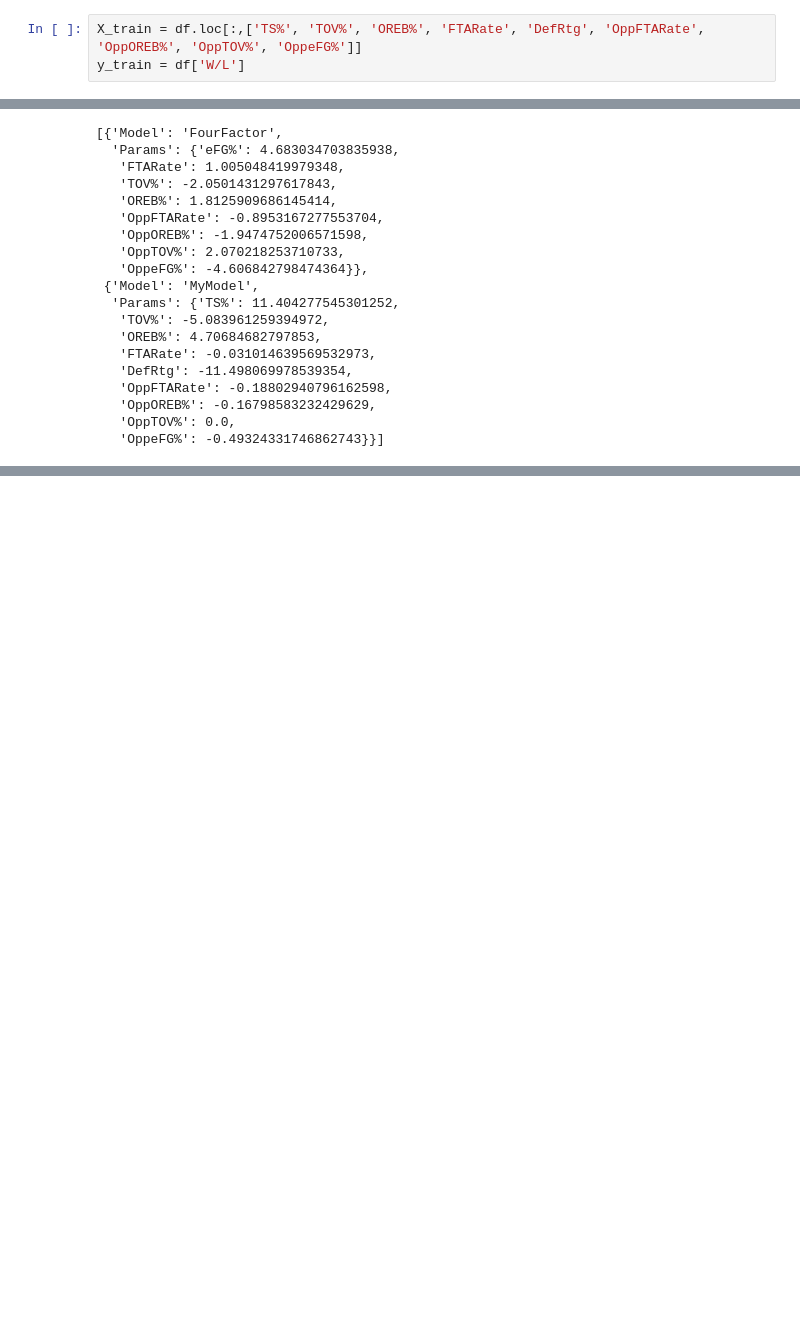
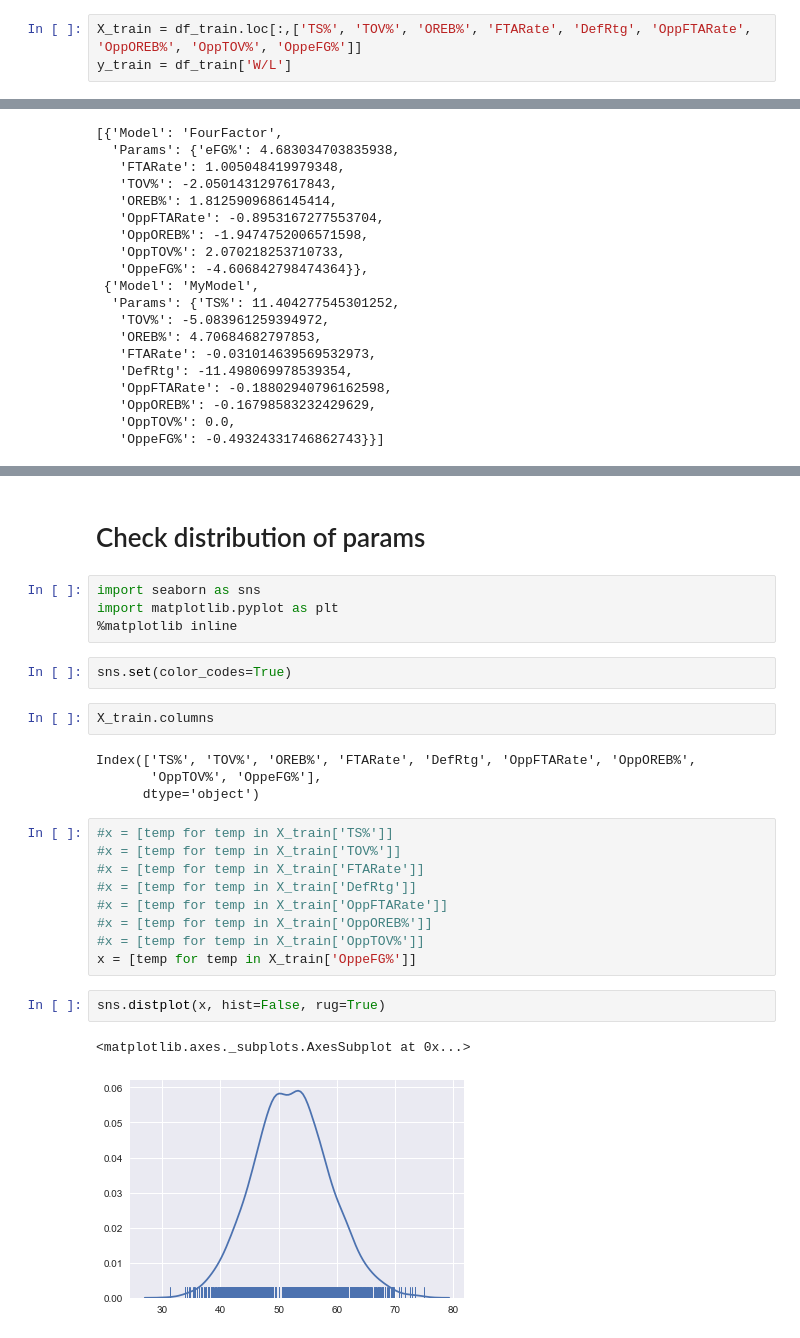
Before and after one commit to charlehl/project-three-nba-predict, a Jupyter notebook: exploratory/nba_scrape.ipynb, the cells around one changed output, grey strips where cells are left out. Saved outputs shown, nothing was run; the diff lists cells and outputs as text; blank space fills up the shorter version.

Commit message:
add histogram and small minor appearance fixes

```diff
--- a/exploratory/nba_scrape.ipynb
+++ b/exploratory/nba_scrape.ipynb
@@ -633,5 +633,5 @@ for i in temp:
     i.pop('_id', None)
 df_train = pd.DataFrame(temp)
 # %%
-X_train = df.loc[:,['TS%', 'TOV%', 'OREB%', 'FTARate', 'DefRtg', 'OppFTARate', 'OppOREB%', 'OppTOV%', 'OppeFG%']]
-y_train = df['W/L']
+X_train = df_train.loc[:,['TS%', 'TOV%', 'OREB%', 'FTARate', 'DefRtg', 'OppFTARate', 'OppOREB%', 'OppTOV%', 'OppeFG%']]
+y_train = df_train['W/L']
@@ -806,0 +861,28 @@ temp
+# %% [markdown]
+# Check distribution of params
+# %%
+import seaborn as sns
+import matplotlib.pyplot as plt
+%matplotlib inline
+# %%
+sns.set(color_codes=True)
+# %%
+X_train.columns
+# %% [output]
+Index(['TS%', 'TOV%', 'OREB%', 'FTARate', 'DefRtg', 'OppFTARate', 'OppOREB%',
+       'OppTOV%', 'OppeFG%'],
+      dtype='object')
+# %%
+#x = [temp for temp in X_train['TS%']]
+#x = [temp for temp in X_train['TOV%']]
+#x = [temp for temp in X_train['FTARate']]
+#x = [temp for temp in X_train['DefRtg']]
+#x = [temp for temp in X_train['OppFTARate']]
+#x = [temp for temp in X_train['OppOREB%']]
+#x = [temp for temp in X_train['OppTOV%']]
+x = [temp for temp in X_train['OppeFG%']]
+# %%
+sns.distplot(x, hist=False, rug=True)
+# %% [output]
+<matplotlib.axes._subplots.AxesSubplot at 0x...>
+[figure, added]
```
Also changed, not shown: parts of 20 cells of this notebook, 4 other files.
